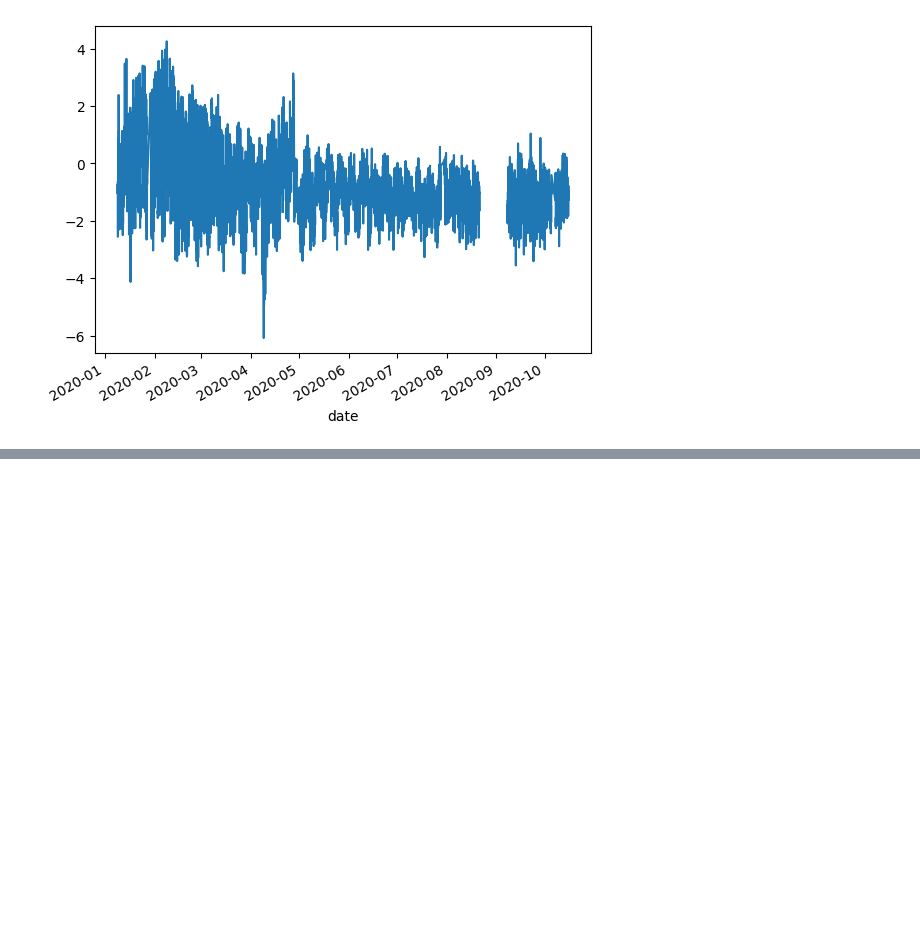
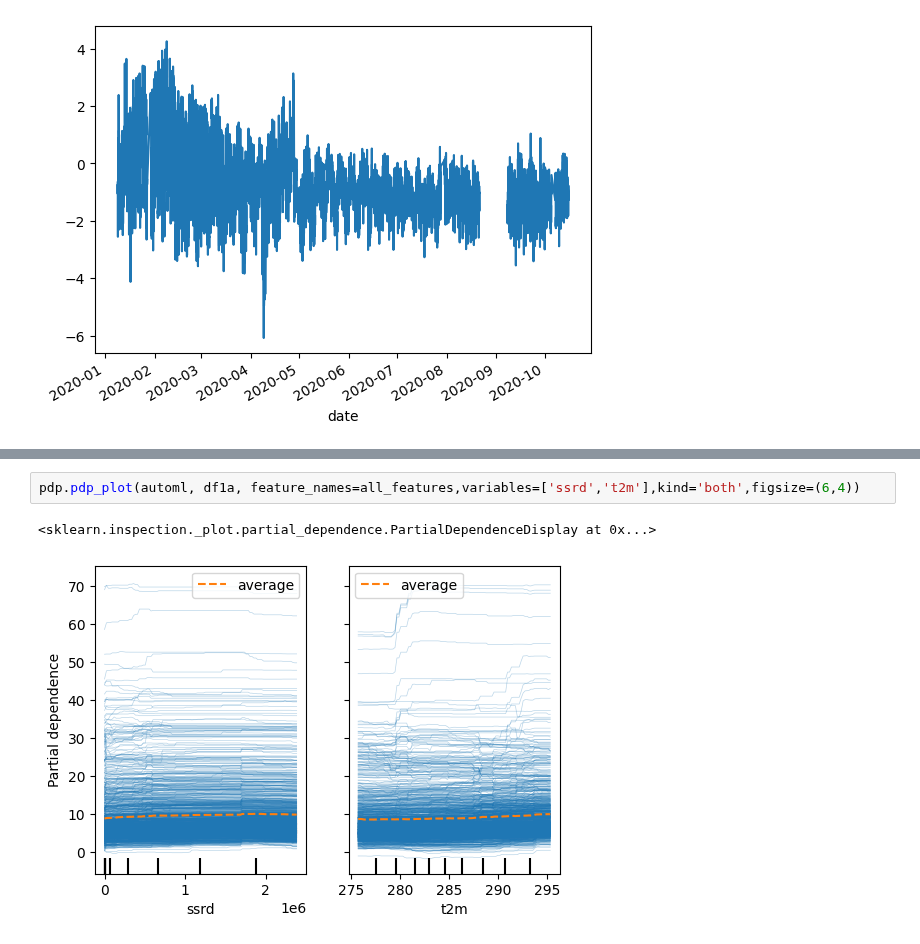
Before and after one commit to m-edal/normet, a Jupyter notebook: docs/notebooks/Case2_autodew.ipynb, the cells around one changed output, grey strips where cells are left out. Cells and saved outputs as stored; diff of their text form; blank space fills up the shorter version.

```diff
--- a/docs/notebooks/Case2_autodew.ipynb
+++ b/docs/notebooks/Case2_autodew.ipynb
@@ -363,0 +422,5 @@ df_dewc2['MET_season'].plot()
+# %%
+pdp.pdp_plot(automl, df1a, feature_names=all_features,variables=['ssrd','t2m'],kind='both',figsize=(6,4))
+# %% [output]
+<sklearn.inspection._plot.partial_dependence.PartialDependenceDisplay at 0x...>
+[figure, added]
```
Also changed, not shown: parts of 37 cells of this notebook, 14 other files.
